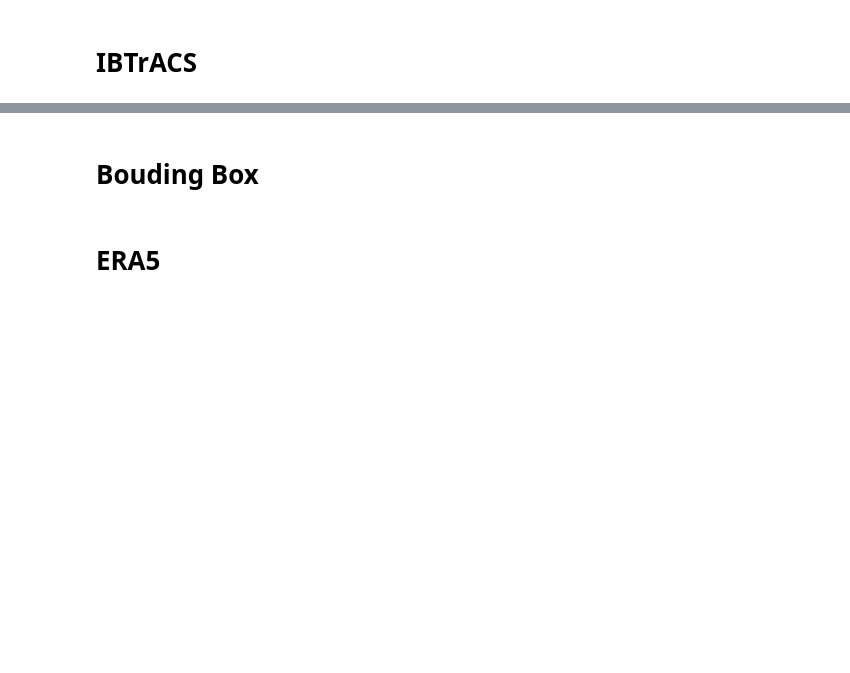
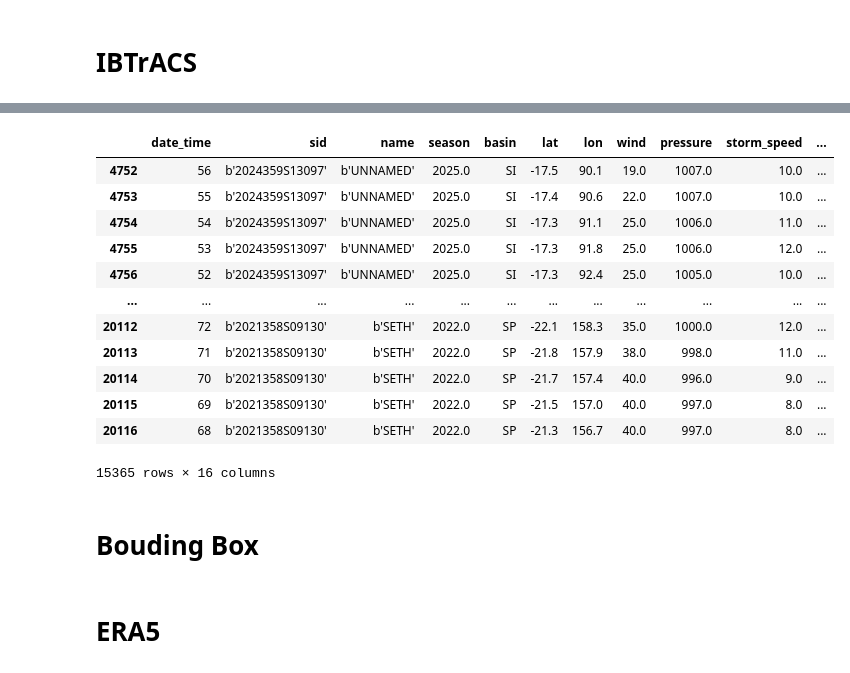
Before and after one commit to Louiscrrn/multimodal_natural_disaster_dataset, a Jupyter notebook: ERATrACS/notebooks/analysis.ipynb, the cells around one changed output, grey strips where cells are left out. Drawn from its saved outputs; the diff is of its cells as text; code cells hidden in the pictures; blank space fills up the shorter version.

Commit message:
Update variable selection IBTrACS, merge issues

```diff
--- a/ERATrACS/notebooks/analysis.ipynb
+++ b/ERATrACS/notebooks/analysis.ipynb
@@ -14,6 +10,30 @@ from building_era5 import load_IBTrACS
 import matplotlib.pyplot as plt
 # %% [markdown]
 # IBTrACS
+# %%
+def clean_basin(b):
+    if isinstance(b, bytes):
+        return b.decode("utf-8")
+    if isinstance(b, str) and b.startswith("b'"):
+        return b[2:-1]
+    return b
+
+def load_IBTrACS(path, years):
+    df = pd.read_csv(path)
+    df["time_stamp"] = pd.to_datetime(df["time_stamp"], errors="coerce")
+    df = df.dropna(subset=["time_stamp"])
+    df["basin"] = df["basin"].apply(clean_basin)
+    df = df[
+        (df["time_stamp"].dt.year >= years[0]) &
+        (df["time_stamp"].dt.year <= years[1])
+    ]
+    print(
+        "IBTrACS:",
+        df["time_stamp"].dt.year.min(), "→", df["time_stamp"].dt.year.max(),
+        "| obs:", len(df),
+        "| cyclones:", df["sid"].nunique()
+    )
+    return df
 # %%
 PROCESSED_DIR = Path("../../data/processed")
 PROCESSED_DIR.mkdir(parents=True, exist_ok=True)
@@ -84,3 +118,19 @@ for basin in basins:
+# %%
+df_ibtracs
+# %% [output]
+|  | date_time | sid | name | season | basin | lat | lon | wind | pressure | storm_speed | ... |
+| 4752 | 56 | b'2024359S13097' | b'UNNAMED' | 2025.0 | SI | -17.5 | 90.1 | 19.0 | 1007.0 | 10.0 | ... |
+| 4753 | 55 | b'2024359S13097' | b'UNNAMED' | 2025.0 | SI | -17.4 | 90.6 | 22.0 | 1007.0 | 10.0 | ... |
+| 4754 | 54 | b'2024359S13097' | b'UNNAMED' | 2025.0 | SI | -17.3 | 91.1 | 25.0 | 1006.0 | 11.0 | ... |
+| 4755 | 53 | b'2024359S13097' | b'UNNAMED' | 2025.0 | SI | -17.3 | 91.8 | 25.0 | 1006.0 | 12.0 | ... |
+| 4756 | 52 | b'2024359S13097' | b'UNNAMED' | 2025.0 | SI | -17.3 | 92.4 | 25.0 | 1005.0 | 10.0 | ... |
+| ... | ... | ... | ... | ... | ... | ... | ... | ... | ... | ... | ... |
+| 20112 | 72 | b'2021358S09130' | b'SETH' | 2022.0 | SP | -22.1 | 158.3 | 35.0 | 1000.0 | 12.0 | ... |
+| 20113 | 71 | b'2021358S09130' | b'SETH' | 2022.0 | SP | -21.8 | 157.9 | 38.0 | 998.0 | 11.0 | ... |
+| 20114 | 70 | b'2021358S09130' | b'SETH' | 2022.0 | SP | -21.7 | 157.4 | 40.0 | 996.0 | 9.0 | ... |
+| 20115 | 69 | b'2021358S09130' | b'SETH' | 2022.0 | SP | -21.5 | 157.0 | 40.0 | 997.0 | 8.0 | ... |
+| 20116 | 68 | b'2021358S09130' | b'SETH' | 2022.0 | SP | -21.3 | 156.7 | 40.0 | 997.0 | 8.0 | ... |
+15365 rows × 16 columns
 # %% [markdown]
 # Bouding Box
 # %%
```
Also changed, not shown: parts of 5 cells of this notebook, 2 other files.
